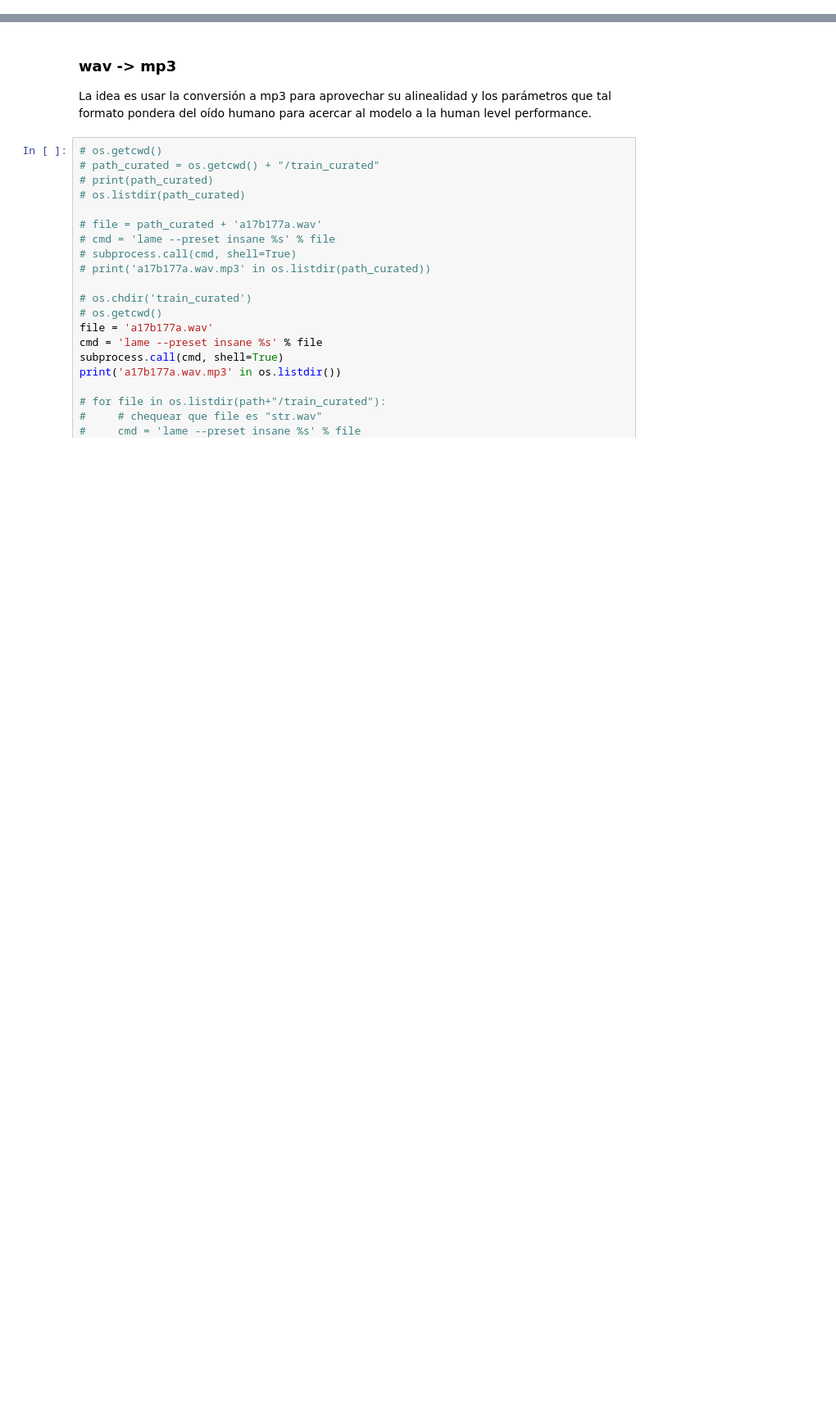
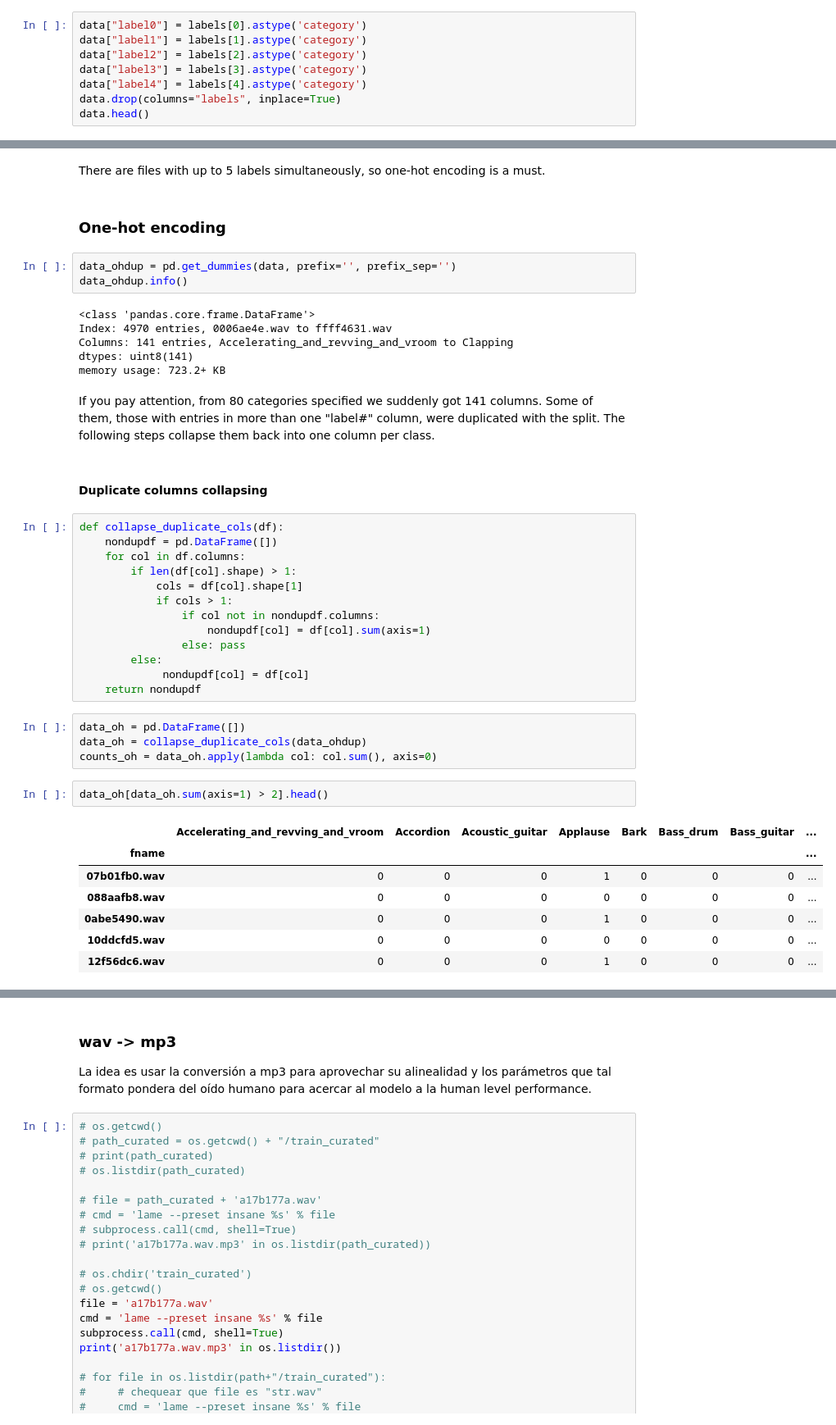
Before and after one commit to pupkinivan/fsd-tagging, a Jupyter notebook: ladifanet.ipynb, the cells around one changed output, grey strips where cells are left out. Shown at 82% size. Drawn from its saved outputs; the diff is of its cells as text; blank space fills up the shorter version.

```diff
--- a/ladifanet.ipynb
+++ b/ladifanet.ipynb
@@ -80,0 +111,8 @@ Para crear más features y/o ayudar a la regularización gracias a domain knowle
+# %%
+data["label0"] = labels[0].astype('category')
+data["label1"] = labels[1].astype('category')
+data["label2"] = labels[2].astype('category')
+data["label3"] = labels[3].astype('category')
+data["label4"] = labels[4].astype('category')
+data.drop(columns="labels", inplace=True)
+data.head()
@@ -80,0 +135,44 @@ Para crear más features y/o ayudar a la regularización gracias a domain knowle
+# %% [markdown]
+There are files with up to 5 labels simultaneously, so one-hot encoding is a must.
+# %% [markdown]
+### One-hot encoding
+# %%
+data_ohdup = pd.get_dummies(data, prefix='', prefix_sep='')
+data_ohdup.info()
+# %% [output]
+<class 'pandas.core.frame.DataFrame'>
+Index: 4970 entries, 0006ae4e.wav to ffff4631.wav
+Columns: 141 entries, Accelerating_and_revving_and_vroom to Clapping
+dtypes: uint8(141)
+memory usage: 723.2+ KB
+# %% [markdown]
+If you pay attention, from 80 categories specified we suddenly got 141 columns. Some of them, those with entries in more than one "label#" column, were duplicated with the split. The following steps collapse them back into one column per class.
+# %% [markdown]
+#### Duplicate columns collapsing
+# %%
+def collapse_duplicate_cols(df):
+    nondupdf = pd.DataFrame([])
+    for col in df.columns:
+        if len(df[col].shape) > 1:
+            cols = df[col].shape[1]
+            if cols > 1:
+                if col not in nondupdf.columns:
+                    nondupdf[col] = df[col].sum(axis=1)
+                else: pass
+        else:
+             nondupdf[col] = df[col]
+    return nondupdf
+# %%
+data_oh = pd.DataFrame([])
+data_oh = collapse_duplicate_cols(data_ohdup)
+counts_oh = data_oh.apply(lambda col: col.sum(), axis=0)
+# %%
+data_oh[data_oh.sum(axis=1) > 2].head()
+# %% [output]
+|  | Accelerating_and_revving_and_vroom | Accordion | Acoustic_guitar | Applause | Bark | Bass_drum | Bass_guitar | ... |
+| fname |  |  |  |  |  |  |  | ... |
+| 07b01fb0.wav | 0 | 0 | 0 | 1 | 0 | 0 | 0 | ... |
+| 088aafb8.wav | 0 | 0 | 0 | 0 | 0 | 0 | 0 | ... |
+| 0abe5490.wav | 0 | 0 | 0 | 1 | 0 | 0 | 0 | ... |
+| 10ddcfd5.wav | 0 | 0 | 0 | 0 | 0 | 0 | 0 | ... |
+| 12f56dc6.wav | 0 | 0 | 0 | 1 | 0 | 0 | 0 | ... |
```
Also changed, not shown: parts of 161 cells of this notebook.
